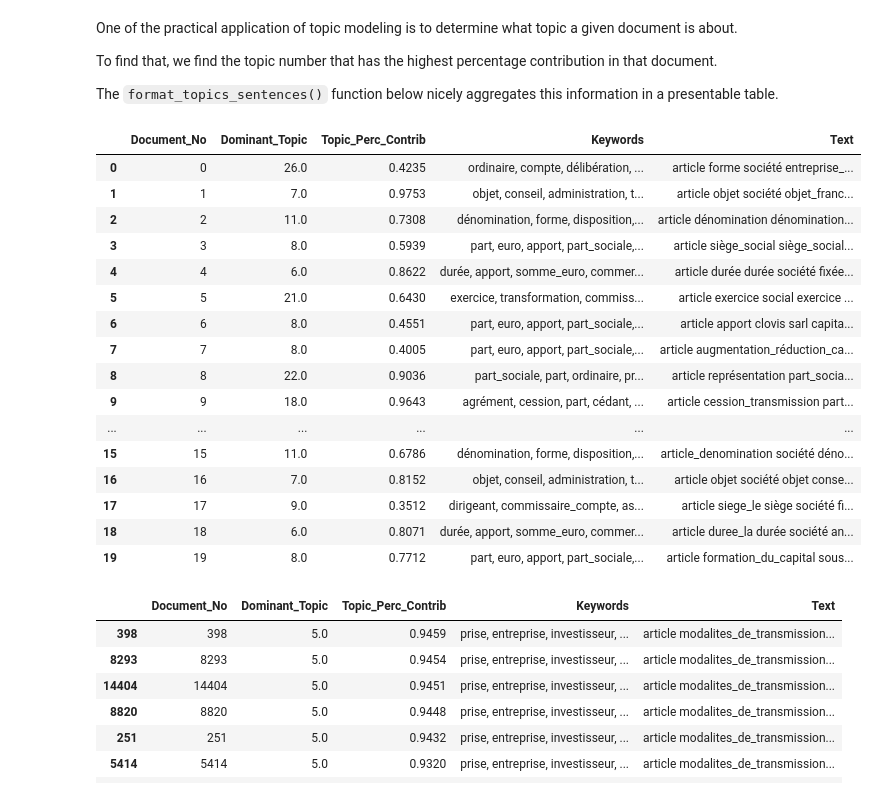
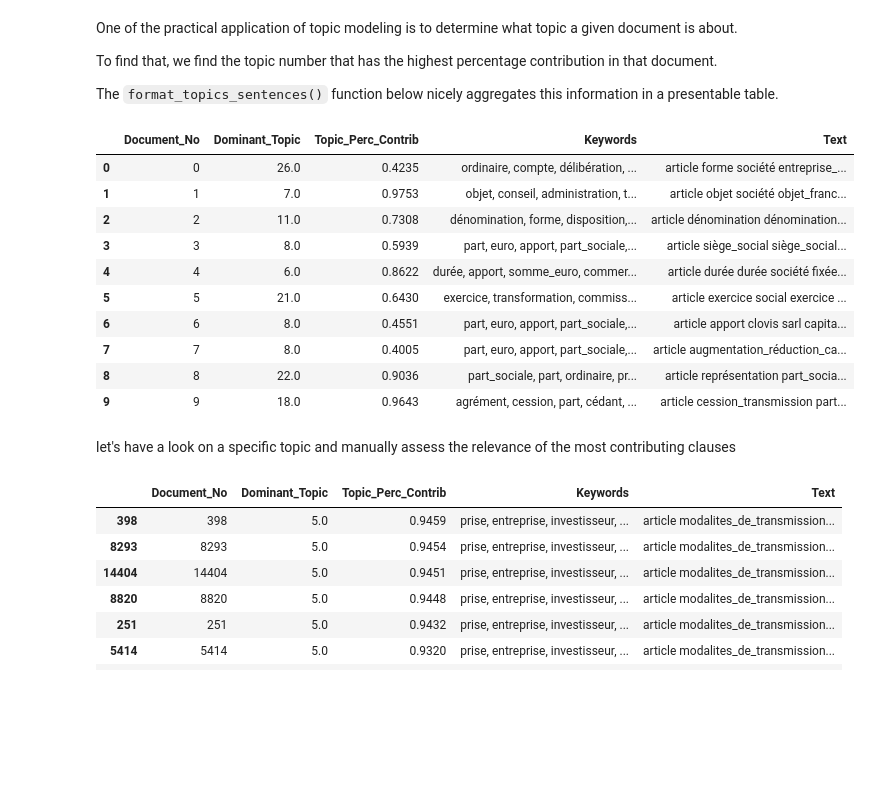
Before and after one commit to alaameloh/Hyperlex_test, a Jupyter notebook: hyperlex_test.ipynb, the cells around one changed output. Cells and saved outputs as stored; diff of their text form; code cells hidden in the pictures; blank space fills up the shorter version.

```diff
--- a/hyperlex_test.ipynb
+++ b/hyperlex_test.ipynb
@@ -821,25 +821,21 @@ with open(df_dominant_topic_filename, 'rb') as f:
     df_dominant_topic = pickle.load(f)
 # %%
 # Show
-df_dominant_topic.head(20)
+df_dominant_topic.head(10)
 # %% [output]
 |  | Document_No | Dominant_Topic | Topic_Perc_Contrib | Keywords | Text |
 | 0 | 0 | 26.0 | 0.4235 | ordinaire, compte, délibération, ... | article forme société entreprise_... |
 | 1 | 1 | 7.0 | 0.9753 | objet, conseil, administration, t... | article objet société objet_franc... |
 | 2 | 2 | 11.0 | 0.7308 | dénomination, forme, disposition,... | article dénomination dénomination... |
 | 3 | 3 | 8.0 | 0.5939 | part, euro, apport, part_sociale,... | article siège_social siège_social... |
 | 4 | 4 | 6.0 | 0.8622 | durée, apport, somme_euro, commer... | article durée durée société fixée... |
 | 5 | 5 | 21.0 | 0.6430 | exercice, transformation, commiss... | article exercice social exercice ... |
 | 6 | 6 | 8.0 | 0.4551 | part, euro, apport, part_sociale,... | article apport clovis sarl capita... |
 | 7 | 7 | 8.0 | 0.4005 | part, euro, apport, part_sociale,... | article augmentation_réduction_ca... |
 | 8 | 8 | 22.0 | 0.9036 | part_sociale, part, ordinaire, pr... | article représentation part_socia... |
 | 9 | 9 | 18.0 | 0.9643 | agrément, cession, part, cédant, ... | article cession_transmission part... |
-| ... | ... | ... | ... | ... | ... |
-| 15 | 15 | 11.0 | 0.6786 | dénomination, forme, disposition,... | article_denomination société déno... |
-| 16 | 16 | 7.0 | 0.8152 | objet, conseil, administration, t... | article objet société objet conse... |
-| 17 | 17 | 9.0 | 0.3512 | dirigeant, commissaire_compte, as... | article siege_le siège société fi... |
-| 18 | 18 | 6.0 | 0.8071 | durée, apport, somme_euro, commer... | article duree_la durée société an... |
-| 19 | 19 | 8.0 | 0.7712 | part, euro, apport, part_sociale,... | article formation_du_capital sous... |
+# %% [markdown]
+let's have a look on a specific topic and manually assess the relevance of the most contributing clauses
 # %%
 df_dominant_topic[df_dominant_topic.Dominant_Topic == 5.0].sort_values('Topic_Perc_Contrib', ascending=0).head(10)
 # %% [output]
```
Also changed, not shown: parts of 33 cells of this notebook, 5 other files.
